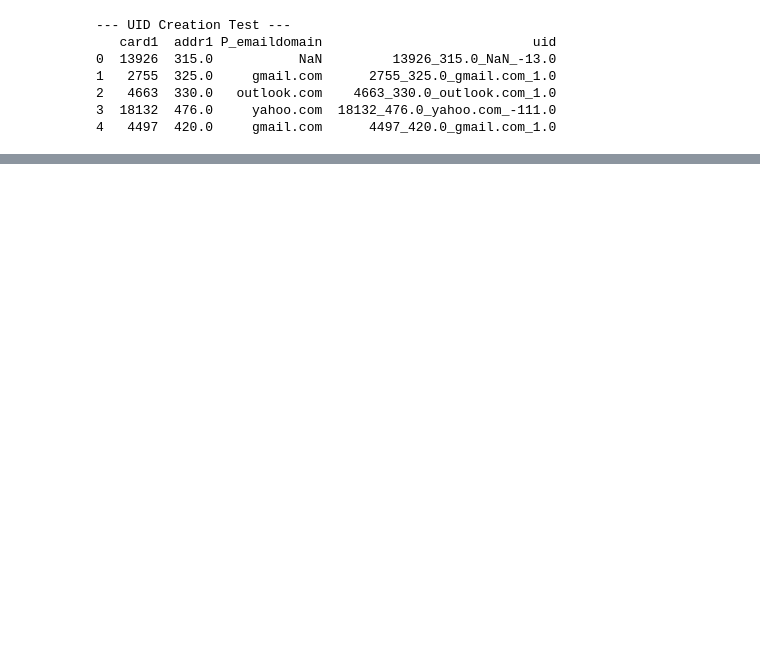
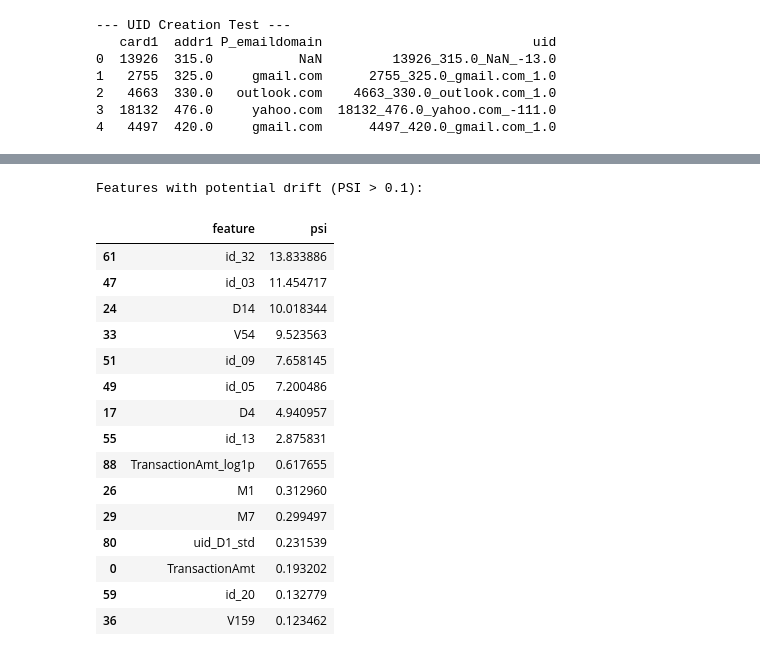
Before and after one commit to ErenReyhanlioglu/fraudlens, a Jupyter notebook: notebooks/01_eda_ieee_cis.ipynb, the cells around one changed output, grey strips where cells are left out. Cells and saved outputs as stored; diff of their text form; code cells hidden in the pictures; blank space fills up the shorter version.

Commit message:
feat(notebooks): EDA, XGBoost baseline+Optuna tuning, SHAP analysis

```diff
--- a/notebooks/01_eda_ieee_cis.ipynb
+++ b/notebooks/01_eda_ieee_cis.ipynb
@@ -638,0 +753,22 @@ Unique columns check: True
+# %%
+import numpy as np
+import pandas as pd
+
+train = pd.read_parquet("../data/processed/train.parquet")
+val = pd.read_parquet("../data/processed/val.parquet")
+test = pd.read_parquet("../data/processed/test.parquet")
+
+def check_integrity(df_name, df):
+    print(f"--- {df_name} Analysis ---")
+    print(f"Shape: {df.shape}")
+    print(f"Total Nulls: {df.isnull().sum().sum()}")
+    if 'isFraud' in df.columns:
+        fraud_rate = df['isFraud'].mean() * 100
+        print(f"Fraud Rate: %{fraud_rate:.4f}")
+    print("\n")
+
+check_integrity("Train", train)
+check_integrity("Validation", val)
+check_integrity("Test", test)
+
+assert list(train.columns) == list(val.columns) == list(test.columns), "Column mismatch detected!"
@@ -638,0 +824,41 @@ Unique columns check: True
+# %%
+def calculate_psi(expected, actual, buckets=10):
+    def scale_by_bin(series, bins):
+        return pd.cut(series, bins, labels=False, duplicates='drop')
+
+    expected_percents = np.histogram(expected, bins=buckets)[0] / len(expected)
+    actual_percents = np.histogram(actual, bins=buckets)[0] / len(actual)
+
+    expected_percents = np.clip(expected_percents, 1e-6, 1)
+    actual_percents = np.clip(actual_percents, 1e-6, 1)
+
+    psi_value = np.sum((actual_percents - expected_percents) * np.log(actual_percents / expected_percents))
+    return psi_value
+
+psi_results = []
+for col in train.columns:
+    if col not in ['isFraud', 'TransactionID', 'TransactionDT', 'uid']:
+        psi = calculate_psi(train[col].dropna(), val[col].dropna())
+        psi_results.append({"feature": col, "psi": psi})
+
+psi_df = pd.DataFrame(psi_results).sort_values("psi", ascending=False)
+print("Features with potential drift (PSI > 0.1):")
+display(psi_df[psi_df['psi'] > 0.1].head(30))
+# %% [output]
+Features with potential drift (PSI > 0.1):
+|  | feature | psi |
+| 61 | id_32 | 13.833886 |
+| 47 | id_03 | 11.454717 |
+| 24 | D14 | 10.018344 |
+| 33 | V54 | 9.523563 |
+| 51 | id_09 | 7.658145 |
+| 49 | id_05 | 7.200486 |
+| 17 | D4 | 4.940957 |
+| 55 | id_13 | 2.875831 |
+| 88 | TransactionAmt_log1p | 0.617655 |
+| 26 | M1 | 0.312960 |
+| 29 | M7 | 0.299497 |
+| 80 | uid_D1_std | 0.231539 |
+| 0 | TransactionAmt | 0.193202 |
+| 59 | id_20 | 0.132779 |
+| 36 | V159 | 0.123462 |
```
Also changed, not shown: parts of 71 cells of this notebook, 2 other files.
